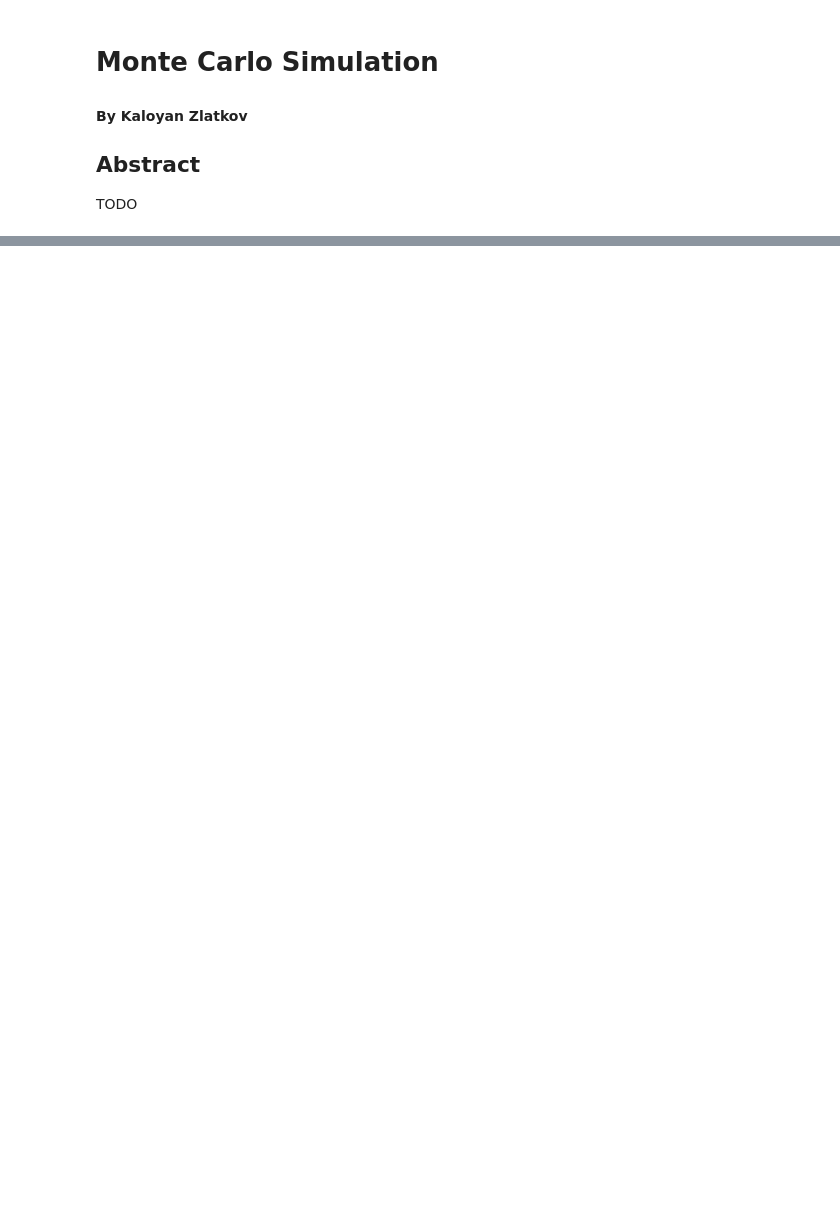
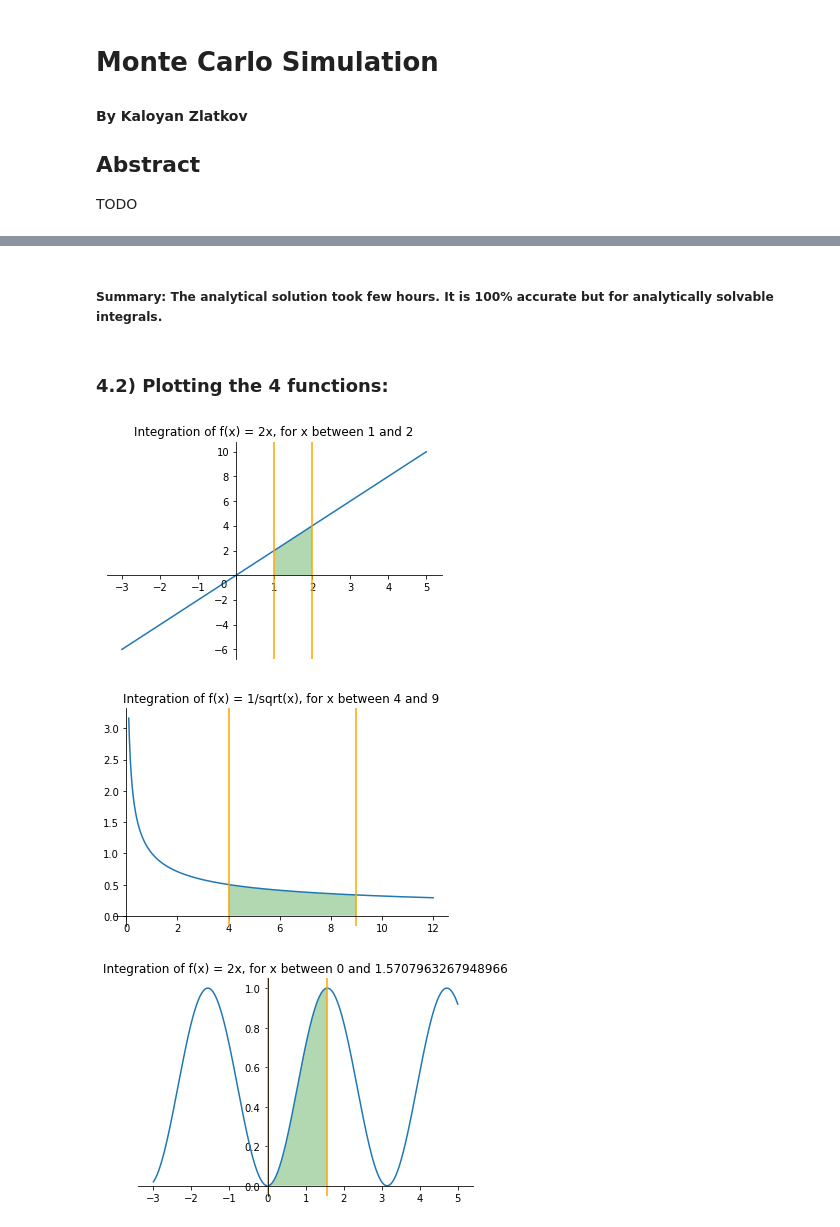
Before and after one commit to viraco4a/SoftUni, a Jupyter notebook: MathConceptsForDevelopers/Exam/Monte Carlo Simulation.ipynb, the cells around one changed output, grey strips where cells are left out. Saved outputs shown, nothing was run; the diff lists cells and outputs as text; code cells hidden in the pictures; blank space fills up the shorter version.

```diff
--- a/MathConceptsForDevelopers/Exam/Monte Carlo Simulation.ipynb
+++ b/MathConceptsForDevelopers/Exam/Monte Carlo Simulation.ipynb
@@ -33,0 +102,44 @@ Also, simulators can be used as an effective means for teaching or demonstrating
+# %% [markdown]
+##### Summary: The analytical solution took few hours. It is 100% accurate but for analytically solvable integrals.
+# %% [markdown]
+### 4.2) Plotting the 4 functions:
+# %%
+def plot_function(f, min_x, max_x, num_points, x_zero, y_zero, integral_min, integral_max, string_function, zero):
+    """
+    Plots the function f, between the x values of min_x and max_x, using plotting number of points num_points
+    """
+    x = np.linspace(min_x, max_x, num_points)
+    f_vectorized = np.vectorize(f)
+    y = f_vectorized(x)
+    plt.plot(x, y)
+    ax = plt.gca()
+    ax.spines["bottom"].set_position("zero")
+    ax.spines["left"].set_position("zero")
+    ax.spines["top"].set_visible(False)
+    ax.spines["right"].set_visible(False)
+
+    # drawing lines between the x values between which the integration will be done
+    plt.axvline(x=integral_min, C = "orange")
+    plt.axvline(x=integral_max, C = "orange")
+
+    # filling the area that will be integrated
+    ax.fill_between(x, y, where = (x >= integral_min) & (x <= integral_max), facecolor='green', alpha = 0.3)
+
+    #zero fixing
+    if zero:
+        xticks = ax.xaxis.get_major_ticks()
+        yticks = ax.yaxis.get_major_ticks()
+        xticks[x_zero].label1.set_visible(False)
+        yticks[y_zero].label1.set_visible(False)
+        plt.text(-0.4, -1, "0")
+
+    plt.title(f"Integration of f(x) = {string_function}, for x between {integral_min} and {integral_max}")
+    plt.show()
+# %%
+plot_function(lambda x: 2 * x, -3, 5, 1000, 4, 4, 1, 2, "2x", True)
+plot_function(lambda x: 1 / math.sqrt(x), 0.1, 12, 1000, 4, 4, 4, 9, "1/sqrt(x)", False)
+plot_function(lambda x: math.sin(x) ** 2, -3, 5, 1000, 4, 4, 0, math.pi / 2, "2x", False)
+# %% [output]
+[figure, added]
+[figure, added]
+[figure, added]
```
Also changed, not shown: parts of 19 cells of this notebook.
